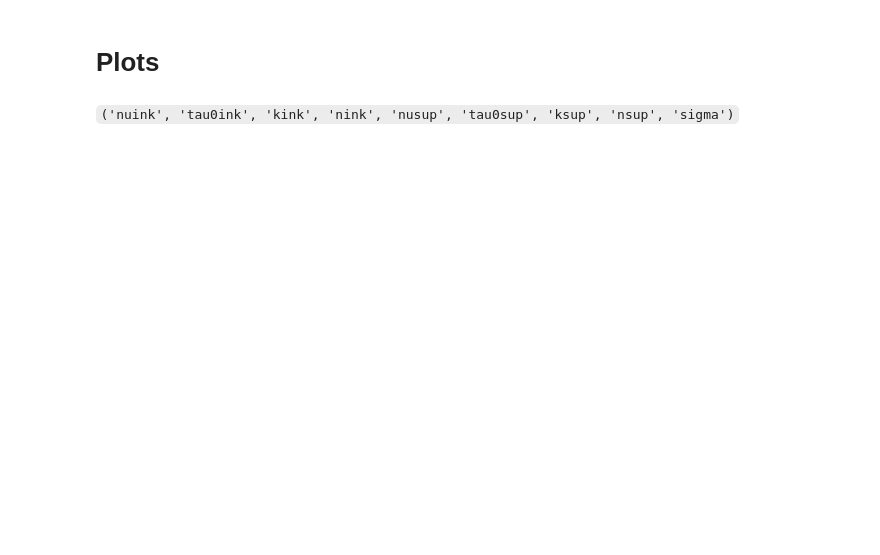
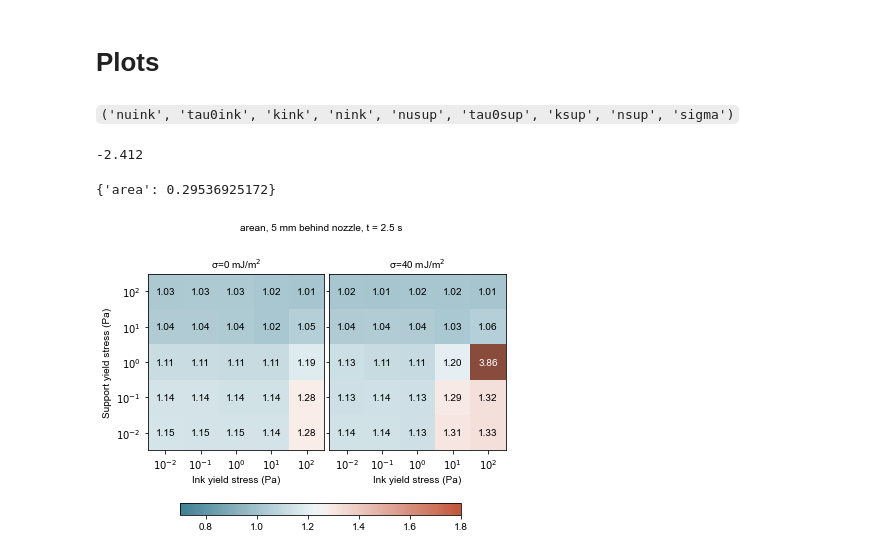
Before and after one commit to usnistgov/openfoamEmbedded3DP, a Jupyter notebook: pythonscripts/interfacemetrics_yielding.ipynb, the cells around one changed output. Cells and saved outputs as stored; diff of their text form; code cells hidden in the pictures; blank space fills up the shorter version.

```diff
--- a/pythonscripts/interfacemetrics_yielding.ipynb
+++ b/pythonscripts/interfacemetrics_yielding.ipynb
@@ -10,6 +17,6 @@ from config import cfg
 # %%
-EFOLDERS = [os.path.join(cfg.e, 'HBHByielded', s) for s in ['k', 'n', 'tau0']]
-EXPORTFOLDER = os.path.join(cfg.fig, 'yieldingsweep', 'plots')
+EFOLDERS = [os.path.join(cfg.path.server, 'yieldingsweep','HBHByielded',  s) for s in ['k', 'n', 'tau0']]
+EXPORTFOLDER = os.path.join(cfg.path.fig, 'yieldingsweep', 'plots')
 # %% [markdown]
 # Generating files
 # %%
@@ -38,3 +60,7 @@ for topfolder in EFOLDERS:
 `('nuink', 'tau0ink', 'kink', 'nink', 'nusup', 'tau0sup', 'ksup', 'nsup', 'sigma')`
 # %%
 txtPlots0(EFOLDERS[0], EXPORTFOLDER, xvar='kink*ksup', yvar='ksup/kink*nink', split=True, overwrite=True)
+# %%
+fs.ncx
+# %% [output]
+-2.412
@@ -41 +69,19 @@ txtPlots0(EFOLDERS[0], EXPORTFOLDER, xvar='kink*ksup', yvar='ksup/kink*nink', sp
+# %%
+metricVals(os.path.join(cfg.path.server, 'yieldingsweep', 'HBHByielded', 'tau0', 'nb1096'), 1, fs.ncx+5, ['area'])
+# %% [output]
+{'area': 0.29536925172}
+# %%
+for i, TOPFOLDER in enumerate([EFOLDERS[2]]):
+    bn = os.path.basename(TOPFOLDER)
+    xvar = bn+'ink'
+    yvar = bn+'sup'
+    kwargs = {bn+'suplist':lists[2], bn+'inklist':lists[2]}
+    xposition = 5
+
+    for t in [2.5]:
+        for s in [['arean', 0.7, 1.8]]:
+            metricPlots(TOPFOLDER, EXPORTFOLDER, t, xposition, s[0], xvar=xvar, yvar=yvar, split=True,\
+                        sigmalist=[0,40], overwrite=True, tmin=s[1], tmax=s[2], adjustBounds=False, **kwargs)
+# %% [output]
+[figure, added]
 # %%
```
Also changed, not shown: parts of 7 cells of this notebook, 10 other files.
